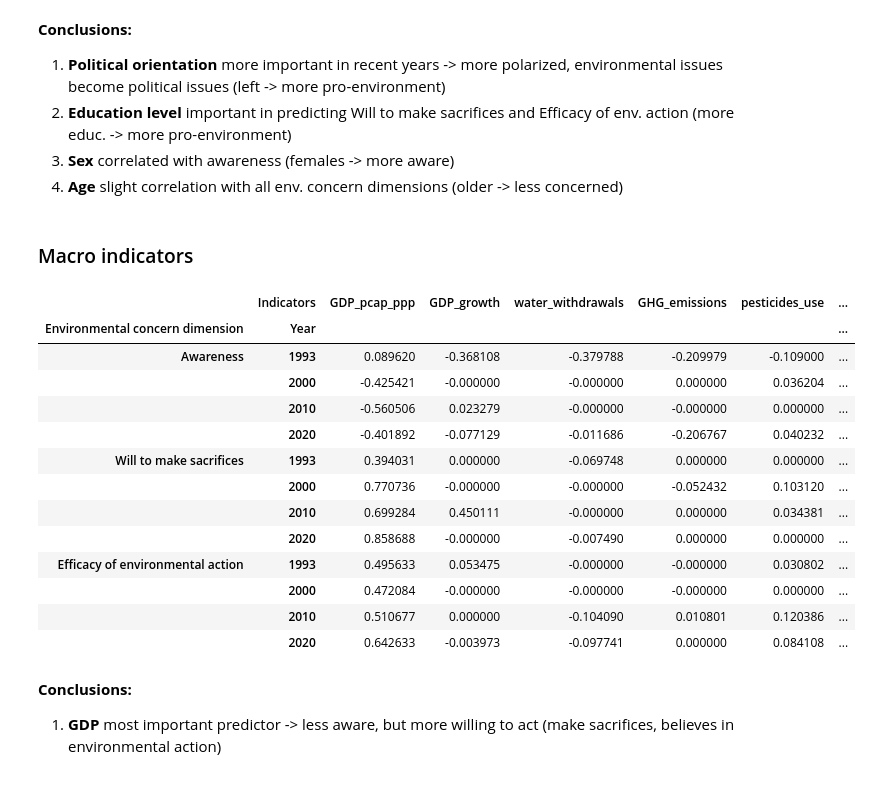
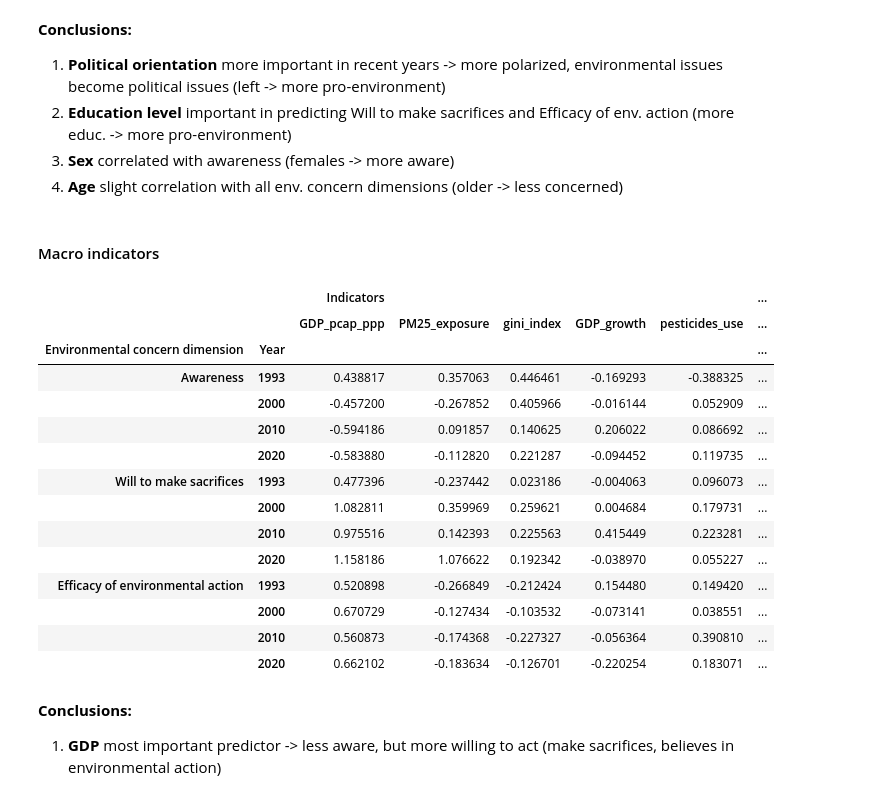
Before and after one commit to EdoardoTronconi/TesiMagistrale, a Jupyter notebook: PredictiveIndicators.ipynb, the cells around one changed output. Cells and saved outputs as stored; diff of their text form; code cells hidden in the pictures.

```diff
--- a/PredictiveIndicators.ipynb
+++ b/PredictiveIndicators.ipynb
@@ -133,6 +151,10 @@ data_issp_numerical = pd.read_pickle("Saved_variables/full_dataset_numerical_que
 data_issp_numerical_clustered = pd.read_pickle("Saved_variables/full_dataset_numerical_clustered.pickle")
 # %% [markdown]
 ___
+# %%
+#rescale so that dimensions columns are in range [-1,+1]
+data_issp_numerical_clustered.loc[:,("Environmental concern dimension", slice(None))] /= [12,12,8]
+data_issp_numerical_clustered_grouped.loc[:,("Environmental concern dimension", slice(None))] /= [12,12,8]
 # %%
 #group by year and country (weighted mean)
 data_issp_numerical_grouped = data_issp_numerical.drop(columns=("Respondent Data", "Weight")).mul(data_issp_numerical.loc[:,("Respondent Data", "Weight")], axis=0).groupby(["Year", "Country"]).sum(min_count=1).div(data_issp_numerical.loc[:,("Respondent Data", "Weight")].groupby(["Year", "Country"]).sum(), axis=0)
@@ -290 +362,38 @@ predictive_indicators_individual = pd.read_pickle("./Saved_variables/predictive_
+# %%
+def cluster_dataframe(data, method="ward", row_cluster=True, col_cluster=True):
+    from scipy.cluster.hierarchy import linkage, dendrogram
+
+    if row_cluster:
+        row_linkage = linkage(data, method=method, optimal_ordering=True)
+        row_order = dendrogram(row_linkage, no_plot=True)['leaves']
+    else:
+        row_order = slice(None)
+
+    if col_cluster:
+        col_linkage = linkage(data.T, method=method,  optimal_ordering=True)
+        col_order = dendrogram(col_linkage, no_plot=True)['leaves']
+
+    else:
+        col_order = slice(None)
+
+    abs_max = data.abs().max(axis=None)
+
+    return data.iloc[row_order, col_order]
+
+def style_dataframe(data):
+    max = data.loc[:,"Indicators"].abs().max(axis=None)
+    styled_df = data.style.background_gradient(cmap="bwr", axis=None, vmin=-max, vmax=max, subset="Indicators")
+
+    cm = sns.light_palette("green", reverse=True, as_cmap=True)
+    max = data.loc[:,("Loss", "r2_score")].max(axis=None)
+    min = data.loc[:,("Loss", "r2_score")].min(axis=None)
+    styled_df = styled_df.background_gradient(cmap=cm, subset=[("Loss", "r2_score")], vmin=min, vmax=max)
+
+    cm = sns.light_palette("green", reverse=False, as_cmap=True)
+    max = data.loc[:,("Loss", "mae")].max(axis=None)
+    min = data.loc[:,("Loss", "mae")].min(axis=None)
+    styled_df = styled_df.background_gradient(cmap=cm, subset=[("Loss", "mae")], vmin=min, vmax=max)
+
+
+    display(styled_df)
 # %% [markdown]
@@ -316,25 +435,27 @@ cluster_dataframe(data.fillna(0), show=True, row_cluster=False)
 3. **Sex** correlated with awareness (females -> more aware)
 4. **Age** slight correlation with all env. concern dimensions (older -> less concerned)
 # %% [markdown]
-### Macro indicators
+#### Macro indicators
 # %%
 data = predictive_indicators_macro
-cluster_dataframe(data, show=True, row_cluster=False)
+clustered_cols = [*cluster_dataframe(data.loc[:, ("Indicators", slice(None))], row_cluster=False).columns, *data.loc[:,("Loss", slice(None))].columns]
+style_dataframe(data.loc[:,clustered_cols])
 # %% [output]
-|  | Indicators | GDP_pcap_ppp | GDP_growth | water_withdrawals | GHG_emissions | pesticides_use | ... |
+|  |  | Indicators |  |  |  |  | ... |
+|  |  | GDP_pcap_ppp | PM25_exposure | gini_index | GDP_growth | pesticides_use | ... |
 | Environmental concern dimension | Year |  |  |  |  |  | ... |
-| Awareness | 1993 | 0.089620 | -0.368108 | -0.379788 | -0.209979 | -0.109000 | ... |
-|  | 2000 | -0.425421 | -0.000000 | -0.000000 | 0.000000 | 0.036204 | ... |
-|  | 2010 | -0.560506 | 0.023279 | -0.000000 | -0.000000 | 0.000000 | ... |
-|  | 2020 | -0.401892 | -0.077129 | -0.011686 | -0.206767 | 0.040232 | ... |
-| Will to make sacrifices | 1993 | 0.394031 | 0.000000 | -0.069748 | 0.000000 | 0.000000 | ... |
-|  | 2000 | 0.770736 | -0.000000 | -0.000000 | -0.052432 | 0.103120 | ... |
-|  | 2010 | 0.699284 | 0.450111 | -0.000000 | 0.000000 | 0.034381 | ... |
-|  | 2020 | 0.858688 | -0.000000 | -0.007490 | 0.000000 | 0.000000 | ... |
-| Efficacy of environmental action | 1993 | 0.495633 | 0.053475 | -0.000000 | -0.000000 | 0.030802 | ... |
-|  | 2000 | 0.472084 | -0.000000 | -0.000000 | -0.000000 | 0.000000 | ... |
-|  | 2010 | 0.510677 | 0.000000 | -0.104090 | 0.010801 | 0.120386 | ... |
-|  | 2020 | 0.642633 | -0.003973 | -0.097741 | 0.000000 | 0.084108 | ... |
+| Awareness | 1993 | 0.438817 | 0.357063 | 0.446461 | -0.169293 | -0.388325 | ... |
+|  | 2000 | -0.457200 | -0.267852 | 0.405966 | -0.016144 | 0.052909 | ... |
+|  | 2010 | -0.594186 | 0.091857 | 0.140625 | 0.206022 | 0.086692 | ... |
+|  | 2020 | -0.583880 | -0.112820 | 0.221287 | -0.094452 | 0.119735 | ... |
+| Will to make sacrifices | 1993 | 0.477396 | -0.237442 | 0.023186 | -0.004063 | 0.096073 | ... |
+|  | 2000 | 1.082811 | 0.359969 | 0.259621 | 0.004684 | 0.179731 | ... |
+|  | 2010 | 0.975516 | 0.142393 | 0.225563 | 0.415449 | 0.223281 | ... |
+|  | 2020 | 1.158186 | 1.076622 | 0.192342 | -0.038970 | 0.055227 | ... |
+| Efficacy of environmental action | 1993 | 0.520898 | -0.266849 | -0.212424 | 0.154480 | 0.149420 | ... |
+|  | 2000 | 0.670729 | -0.127434 | -0.103532 | -0.073141 | 0.038551 | ... |
+|  | 2010 | 0.560873 | -0.174368 | -0.227327 | -0.056364 | 0.390810 | ... |
+|  | 2020 | 0.662102 | -0.183634 | -0.126701 | -0.220254 | 0.183071 | ... |
 # %% [markdown]
 **Conclusions:**
 
```
Also changed, not shown: parts of 15 cells of this notebook, 7 other files.
